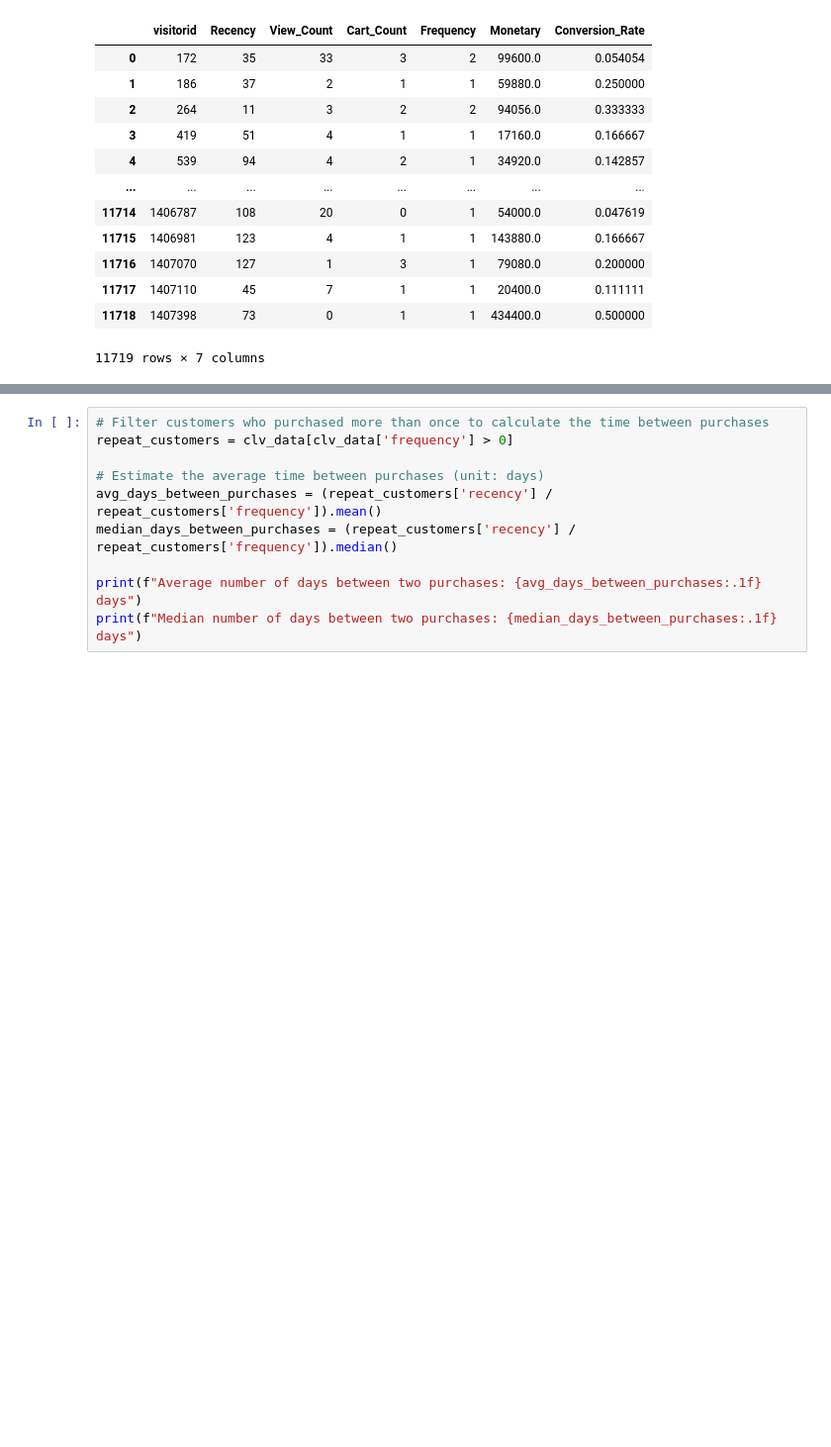
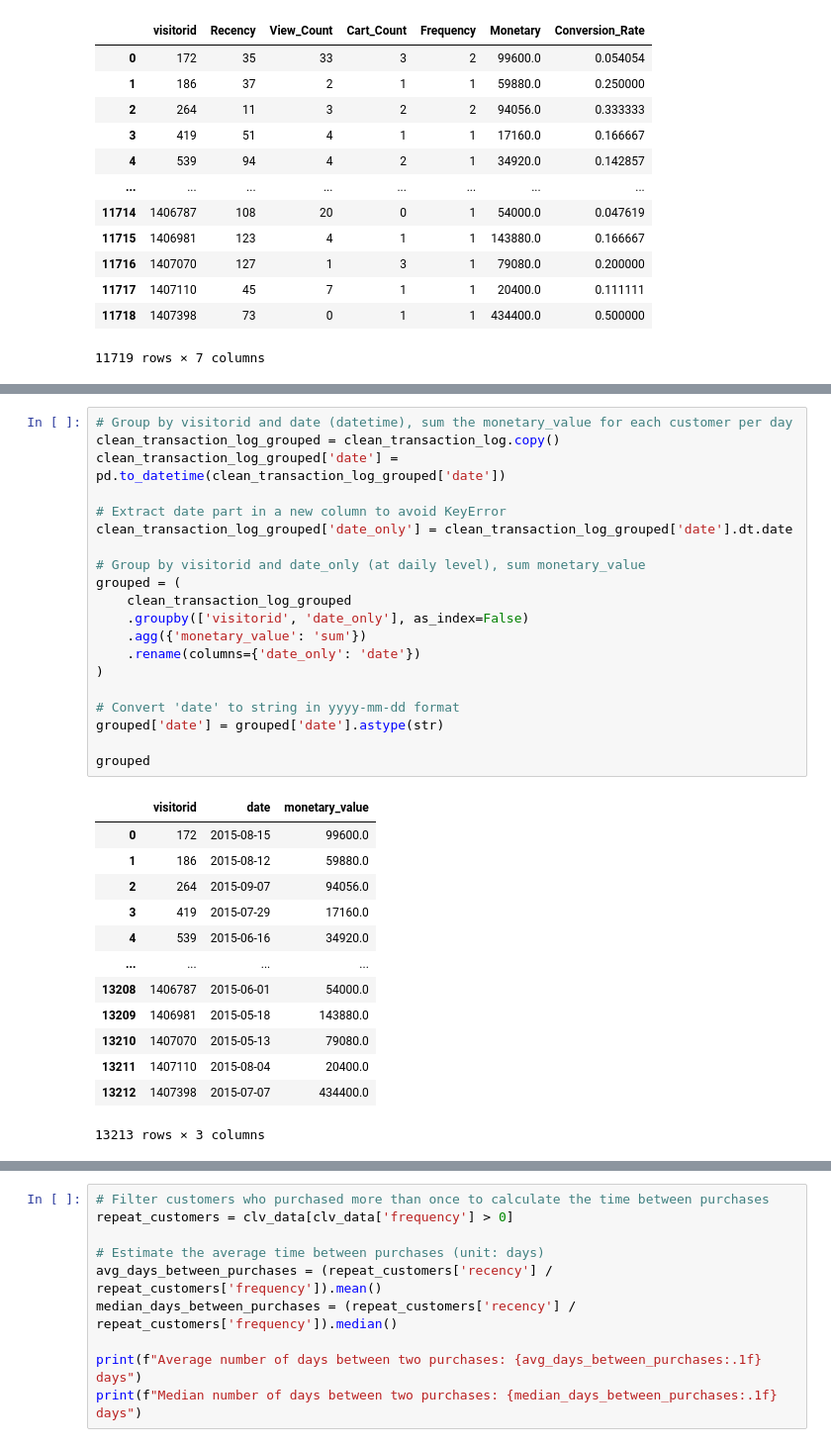
Before and after one commit to bluff-king/Customer-Segment-Personalization, a Jupyter notebook: CRISPDM/04 CLV.ipynb, the cells around one changed output, grey strips where cells are left out. Shown at 99% size. Cells and saved outputs as stored; diff of their text form; blank space fills up the shorter version.

```diff
--- a/CRISPDM/04 CLV.ipynb
+++ b/CRISPDM/04 CLV.ipynb
@@ -36,0 +53,34 @@ customers_df
+# %%
+# Group by visitorid and date (datetime), sum the monetary_value for each customer per day
+clean_transaction_log_grouped = clean_transaction_log.copy()
+clean_transaction_log_grouped['date'] = pd.to_datetime(clean_transaction_log_grouped['date'])
+
+# Extract date part in a new column to avoid KeyError
+clean_transaction_log_grouped['date_only'] = clean_transaction_log_grouped['date'].dt.date
+
+# Group by visitorid and date_only (at daily level), sum monetary_value
+grouped = (
+    clean_transaction_log_grouped
+    .groupby(['visitorid', 'date_only'], as_index=False)
+    .agg({'monetary_value': 'sum'})
+    .rename(columns={'date_only': 'date'})
+)
+
+# Convert 'date' to string in yyyy-mm-dd format
+grouped['date'] = grouped['date'].astype(str)
+
+grouped
+# %% [output]
+|  | visitorid | date | monetary_value |
+| 0 | 172 | 2015-08-15 | 99600.0 |
+| 1 | 186 | 2015-08-12 | 59880.0 |
+| 2 | 264 | 2015-09-07 | 94056.0 |
+| 3 | 419 | 2015-07-29 | 17160.0 |
+| 4 | 539 | 2015-06-16 | 34920.0 |
+| ... | ... | ... | ... |
+| 13208 | 1406787 | 2015-06-01 | 54000.0 |
+| 13209 | 1406981 | 2015-05-18 | 143880.0 |
+| 13210 | 1407070 | 2015-05-13 | 79080.0 |
+| 13211 | 1407110 | 2015-08-04 | 20400.0 |
+| 13212 | 1407398 | 2015-07-07 | 434400.0 |
+13213 rows × 3 columns
```
Also changed, not shown: parts of 14 cells of this notebook, 1 other file.
